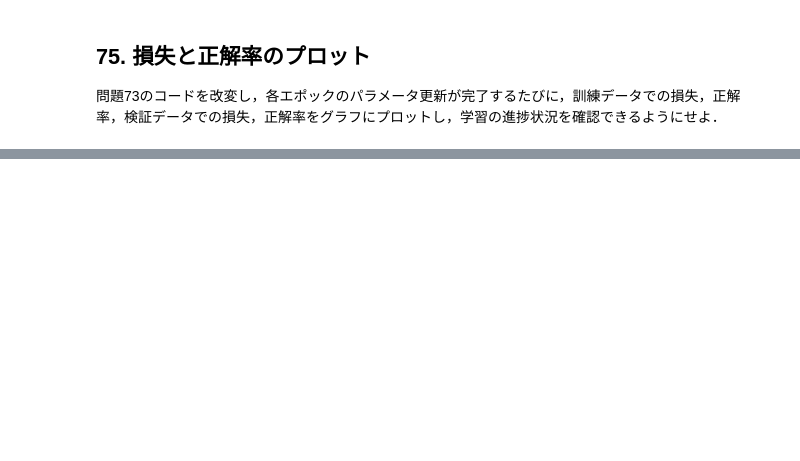
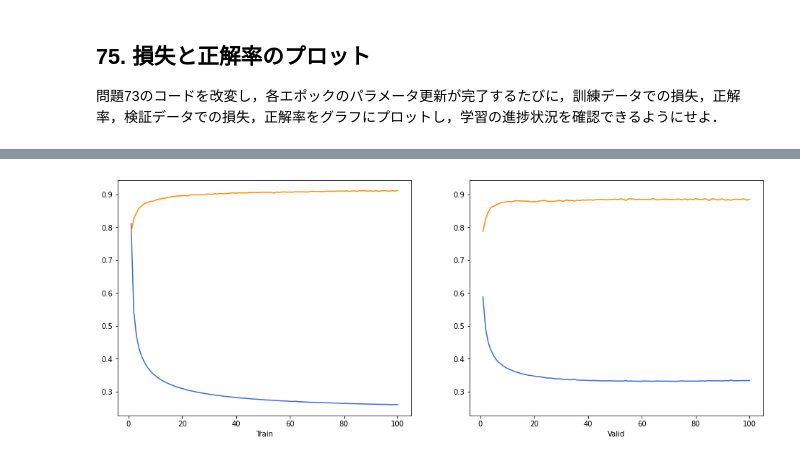
Before and after one commit to shinchu/nlp100, a Jupyter notebook: notebooks/nlp100_8.ipynb, the cells around one changed output, grey strips where cells are left out. Saved outputs shown, nothing was run; the diff lists cells and outputs as text; code cells hidden in the pictures; blank space fills up the shorter version.

```diff
--- a/notebooks/nlp100_8.ipynb
+++ b/notebooks/nlp100_8.ipynb
@@ -310,0 +531,80 @@ test accuracy: 0.894
+# %%
+device = torch.device('cuda:0' if torch.cuda.is_available() else 'cpu')
+# %%
+dataloader_train = DataLoader(dataset_train, batch_size=5, shuffle=True)
+dataloader_valid = DataLoader(dataset_valid, batch_size=len(dataset_valid), shuffle=False)
+dataloader_test = DataLoader(dataset_test, batch_size=len(dataset_test), shuffle=False)
+# %%
+model = SLPNet(300, 4).to(device)
+criterion = nn.CrossEntropyLoss()
+optimizer = torch.optim.SGD(model.parameters(), lr=1e-1)
+# %%
+accuracy_res = {
+    'train': [],
+    'valid': []
+}
+
+loss_res = {
+    'train': [],
+    'valid': []
+}
+
+fig = plt.figure(figsize=(16, 6))
+ax1 = fig.add_subplot(1, 2, 1)
+ax2 = fig.add_subplot(1, 2, 2, sharey=ax1)
+ax1.set_xlabel('Train')
+ax2.set_xlabel('Valid')
+
+num_epochs = 100
+
+for epoch in tqdm(range(num_epochs)):
+    model.train()
+    loss_train = 0.0
+    for i, (inputs, labels) in enumerate(dataloader_train):
+        optimizer.zero_grad()
+
+        inputs, labels = inputs.to(device), labels.to(device)
+        outputs = model(inputs)
+        loss = criterion(outputs, labels)
+        loss.backward()
+        optimizer.step()
+
+        loss_train += loss.item()
+
+    loss_train = loss_train / i
+
+    model.eval()
+    with torch.no_grad():
+        inputs, labels = next(iter(dataloader_valid))
+        inputs, labels = inputs.to(device), labels.to(device)
+        outputs = model(inputs)
+        loss_valid = criterion(outputs, labels)
+
+    train_accuracy = calculate_accuracy(model, dataloader_train)
+    valid_accuracy = calculate_accuracy(model, dataloader_valid)
+
+    accuracy_res['train'].append(train_accuracy)
+    accuracy_res['valid'].append(valid_accuracy)
+
+    loss_res['train'].append(loss_train)
+    loss_res['valid'].append(loss_valid)
+
+
+    clear_output(wait=True)
+
+    line1, = ax1.plot(range(1, epoch + 2), loss_res['train'], label='loss', color='royalblue')
+    line2, = ax1.plot(range(1, epoch + 2), accuracy_res['train'], label='train', color='darkorange')
+
+    line3, = ax2.plot(range(1, epoch + 2), loss_res['valid'], label='loss', color='royalblue')
+    line4, = ax2.plot(range(1, epoch + 2), accuracy_res['valid'], label='accuracy', color='darkorange')
+
+    display(fig)
+
+    line1.remove()
+    line2.remove()
+    line3.remove()
+    line4.remove()
+
+plt.close(fig)
+# %% [output]
+[figure, added]
```
Also changed, not shown: parts of 22 cells of this notebook.
